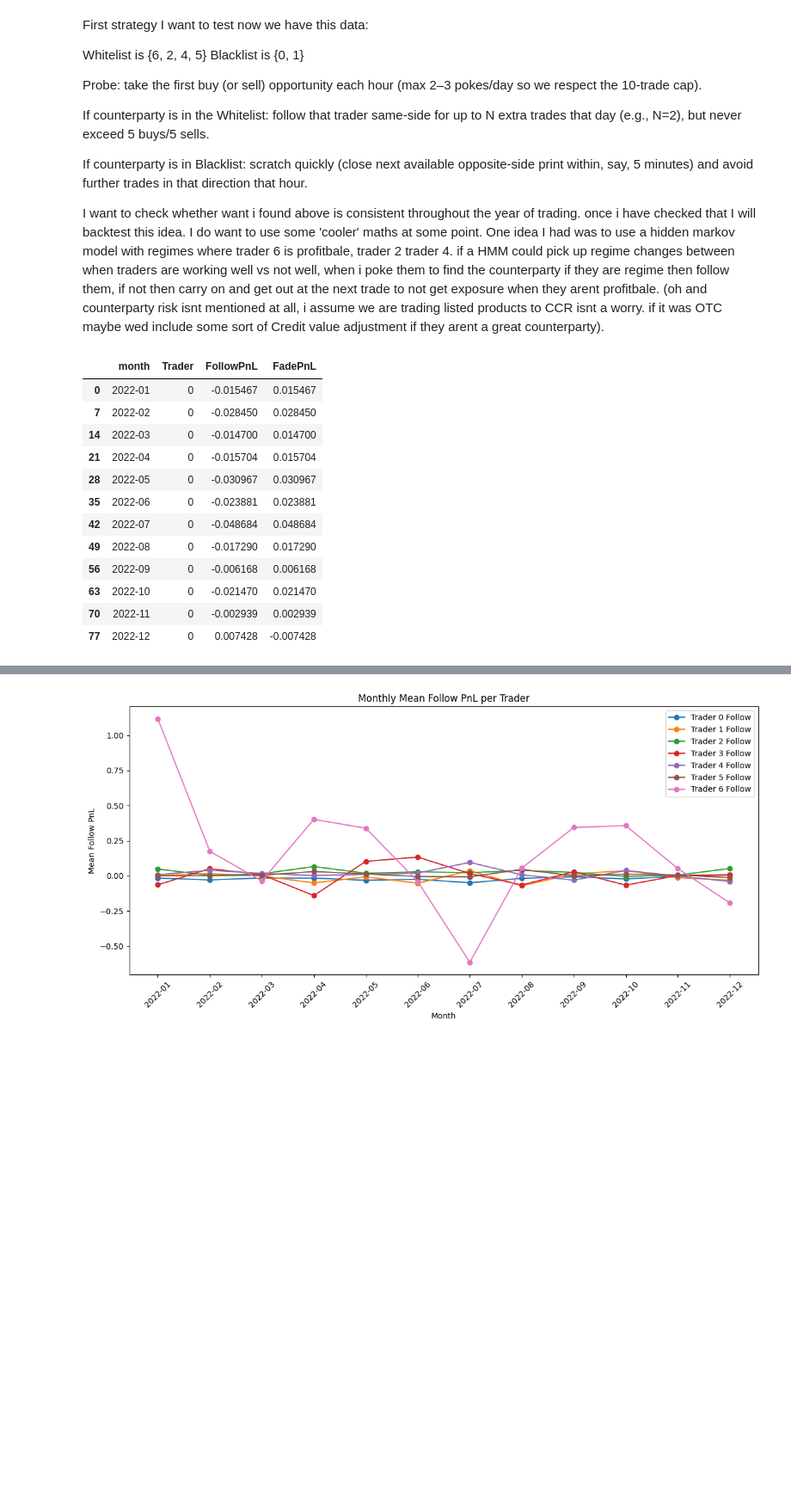
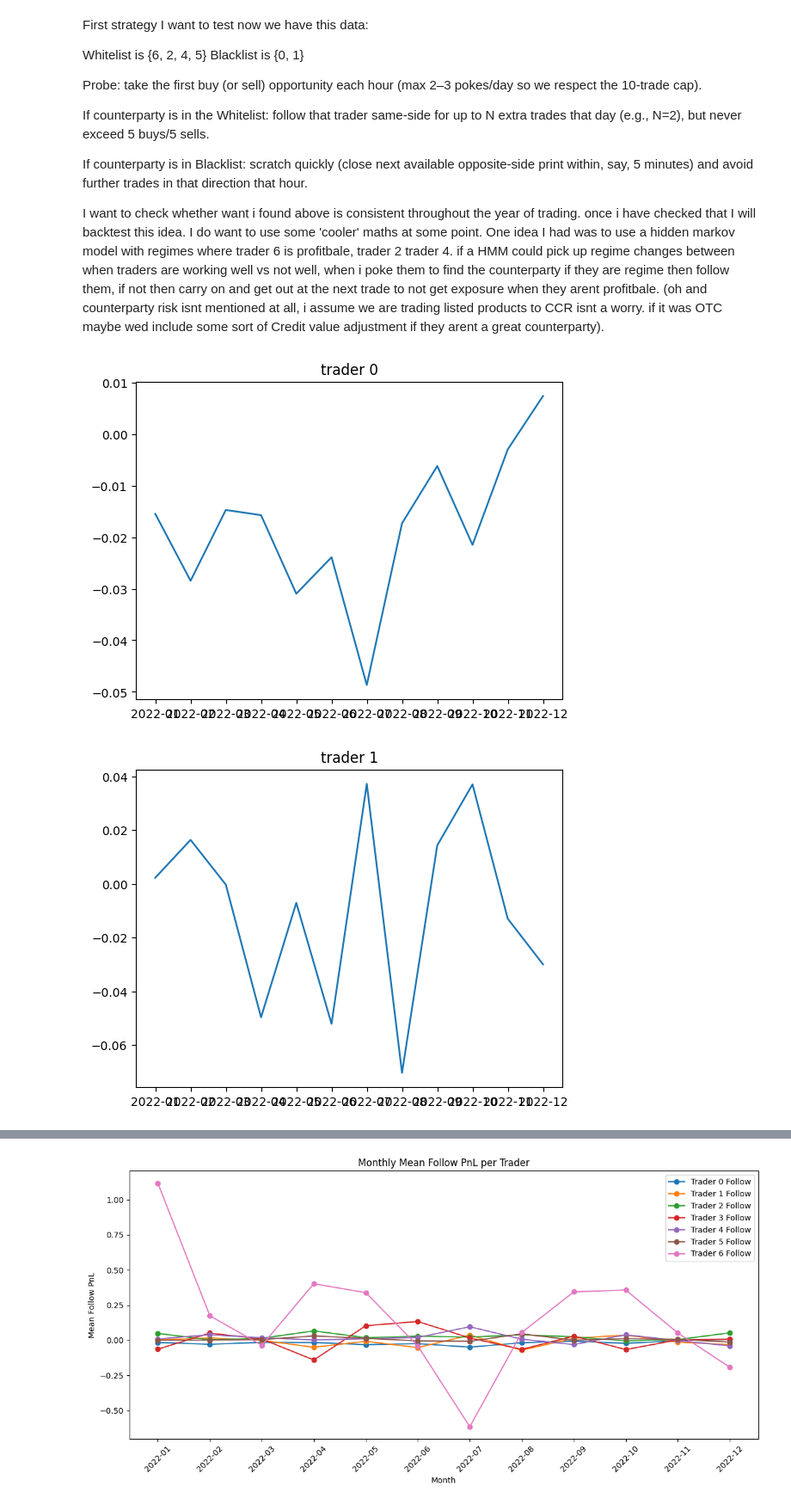
Before and after one commit to FreddieLewin23/FreddieLewin23, a Jupyter notebook: SIG_data_exercise.ipynb, the cells around one changed output, grey strips where cells are left out. Shown: that part at 86% size. Cells and saved outputs as stored; diff of their text form; code cells hidden in the pictures; blank space fills up the shorter version.

```diff
--- a/SIG_data_exercise.ipynb
+++ b/SIG_data_exercise.ipynb
@@ -304,21 +304,31 @@ def monthly_ff(df):
     return summary
 
 monthly_ff_df = monthly_ff(df)
-# %%
-monthly_ff_df # 84 rows since 12 months * 7 trader
-monthly_ff_df.iloc[::7, :]
-monthly_ff_df.iloc[::7, :]
-# %% [output]
-|  | month | Trader | FollowPnL | FadePnL |
-| 0 | 2022-01 | 0 | -0.015467 | 0.015467 |
-| 7 | 2022-02 | 0 | -0.028450 | 0.028450 |
-| 14 | 2022-03 | 0 | -0.014700 | 0.014700 |
-| 21 | 2022-04 | 0 | -0.015704 | 0.015704 |
-| 28 | 2022-05 | 0 | -0.030967 | 0.030967 |
-| 35 | 2022-06 | 0 | -0.023881 | 0.023881 |
-| 42 | 2022-07 | 0 | -0.048684 | 0.048684 |
-| 49 | 2022-08 | 0 | -0.017290 | 0.017290 |
-| 56 | 2022-09 | 0 | -0.006168 | 0.006168 |
-| 63 | 2022-10 | 0 | -0.021470 | 0.021470 |
-| 70 | 2022-11 | 0 | -0.002939 | 0.002939 |
-| 77 | 2022-12 | 0 | 0.007428 | -0.007428 |
+# %%
+monthly_ff_df # 84 rows since 12 months * 7 trader
+monthly_ff_df.iloc[::7, :]
+monthly_ff_df.iloc[1::7, :]
+plt.plot(monthly_ff_df.iloc[::7, :]['month'], monthly_ff_df.iloc[::7, :]['FollowPnL'])
+plt.title('trader 0')
+plt.show()
+plt.plot(monthly_ff_df.iloc[1::7, :]['month'], monthly_ff_df.iloc[1::7, :]['FollowPnL'])
+plt.title('trader 1')
+plt.show()
+plt.plot(monthly_ff_df.iloc[2::7, :]['month'], monthly_ff_df.iloc[2::7, :]['FollowPnL'])
+plt.title('trader 2')
+plt.show()
+plt.plot(monthly_ff_df.iloc[3::7, :]['month'], monthly_ff_df.iloc[3::7, :]['FollowPnL'])
+plt.title('trader 3')
+plt.show()
+plt.plot(monthly_ff_df.iloc[4::7, :]['month'], monthly_ff_df.iloc[4::7, :]['FollowPnL'])
+plt.title('trader 4')
+plt.show()
+plt.plot(monthly_ff_df.iloc[5::7, :]['month'], monthly_ff_df.iloc[5::7, :]['FollowPnL'])
+plt.title('trader 5')
+plt.show()
+plt.plot(monthly_ff_df.iloc[6::7, :]['month'], monthly_ff_df.iloc[6::7, :]['FollowPnL'])
+plt.title('trader 6')
+plt.show()
+# %% [output]
+[figure, added]
+[figure, added]
```
Also changed, not shown: parts of 2 cells of this notebook.
